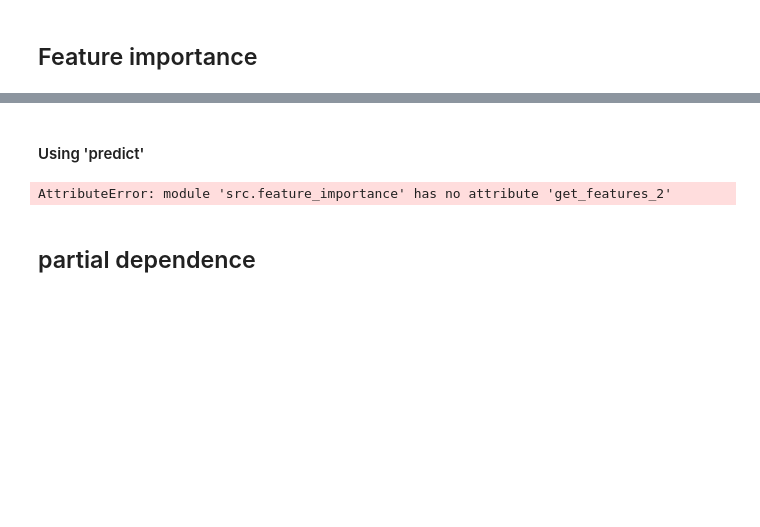
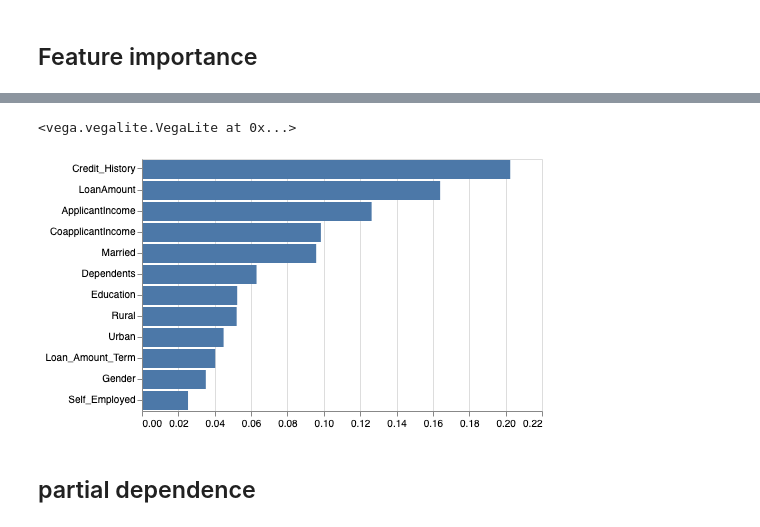
Before and after one commit to YevgenyW/Responsible-DS, a Jupyter notebook: loan_data.ipynb, the cells around one changed output, grey strips where cells are left out. Drawn from its saved outputs; the diff is of its cells as text; code cells hidden in the pictures; blank space fills up the shorter version.

Commit message:
Load pickle models

```diff
--- a/loan_data.ipynb
+++ b/loan_data.ipynb
@@ -31,0 +20,5 @@ X = loan_model.get_data()
+# %%
+model_path = 'loan_model.pickle'
+train_data_path = 'loan_model_train_data.csv'
+test_data_path = 'loan_model_test_data.csv'
+categorical_features = [0, 1, 2, 3, 4, 9, 10, 11]
@@ -31,0 +27,5 @@ X = loan_model.get_data()
+# %%
+import pickle
+pickle_in = open(model_path,"rb")
+model = pickle.load(pickle_in)
+model
@@ -32,11 +40,16 @@ X = loan_model.get_data()
+# %%
+train_data = pd.read_csv(train_data_path)
+test_data = pd.read_csv(test_data_path)
+# %%
+def model_prediction(x):
+    return model.predict_proba(x)
 # %% [markdown]
 # Skater (analyze model)
 # %% [markdown]
 ## Feature importance
 # %%
 from src import feature_importance
-
-features = feature_importance.get_features(model_prediction, X[1])
-print("Feature Importance (predict_proba)")
-print(features)
+features = feature_importance.analyze(model_prediction, train_data)
+chart = feature_importance.render_feature_importance(features)
+chart
 # %% [output]
@@ -44,11 +57,5 @@ AttributeError: module 'src.feature_importance' has no attribute 'get_features'
+<vega.vegalite.VegaLite at 0x...>
+[figure, added]
-# %% [markdown]
-#### Using 'predict'
-# %%
-features_2 = feature_importance.get_features_2(model_prediction, X[0], model_classes)
-print("Feature Importance (predict)")
-features_2
-# %% [output]
-AttributeError: module 'src.feature_importance' has no attribute 'get_features_2'
 # %% [markdown]
 ## partial dependence
 # %%
```
Also changed, not shown: parts of 17 cells of this notebook, 4 other files.
